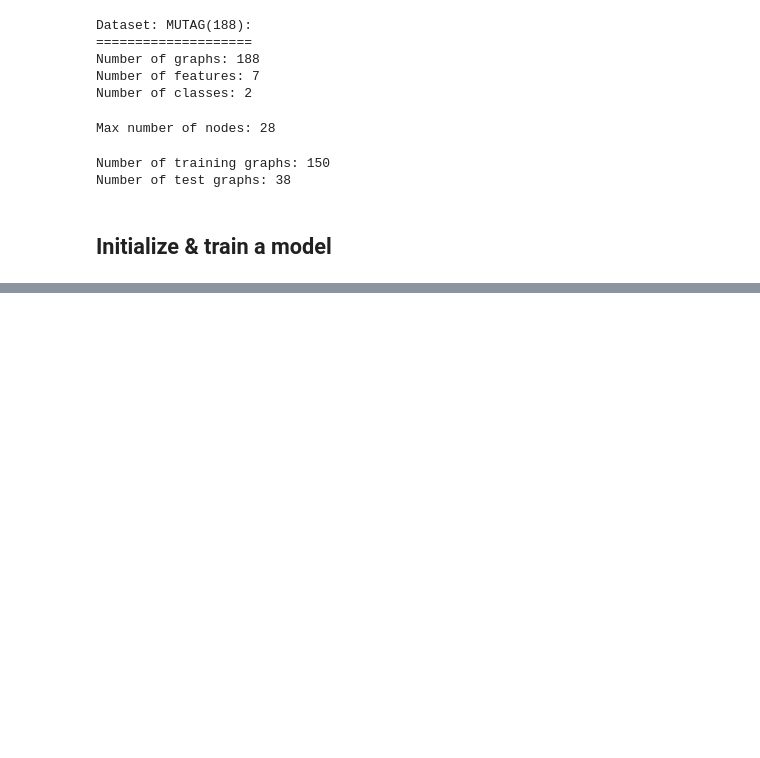
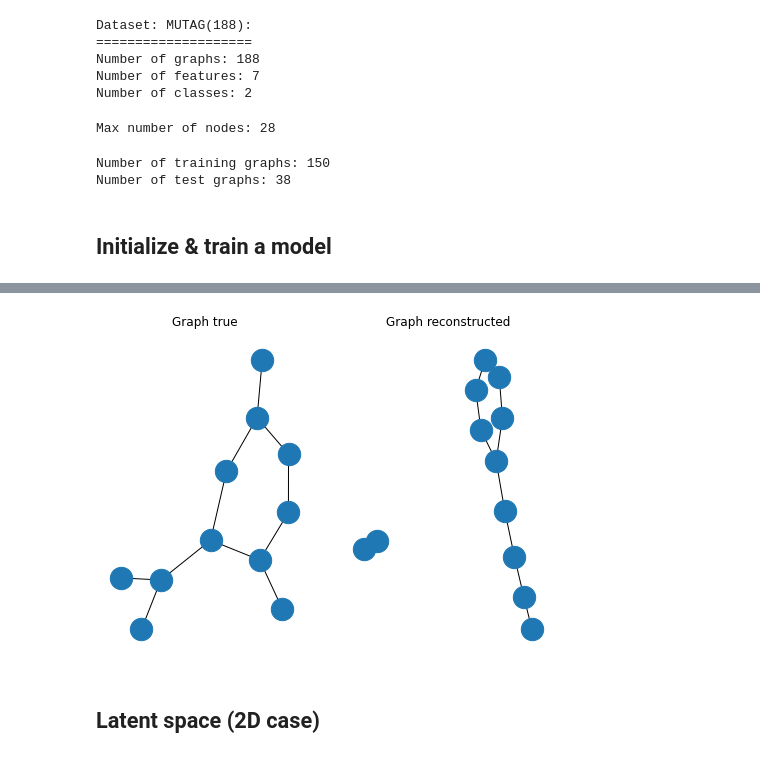
Before and after one commit to maxxxzdn/eegVAE, a Jupyter notebook: Notebook.ipynb, the cells around one changed output, grey strips where cells are left out. Drawn from its saved outputs; the diff is of its cells as text; code cells hidden in the pictures; blank space fills up the shorter version.

```diff
--- a/Notebook.ipynb
+++ b/Notebook.ipynb
@@ -72,0 +94,6 @@ performance_plot(log)
+# %%
+visualize_recon_graph(recovered, adj)
+# %% [output]
+[figure, added]
+# %% [markdown]
+## Latent space (2D case)
```
Also changed, not shown: parts of 24 cells of this notebook, 13 other files.
